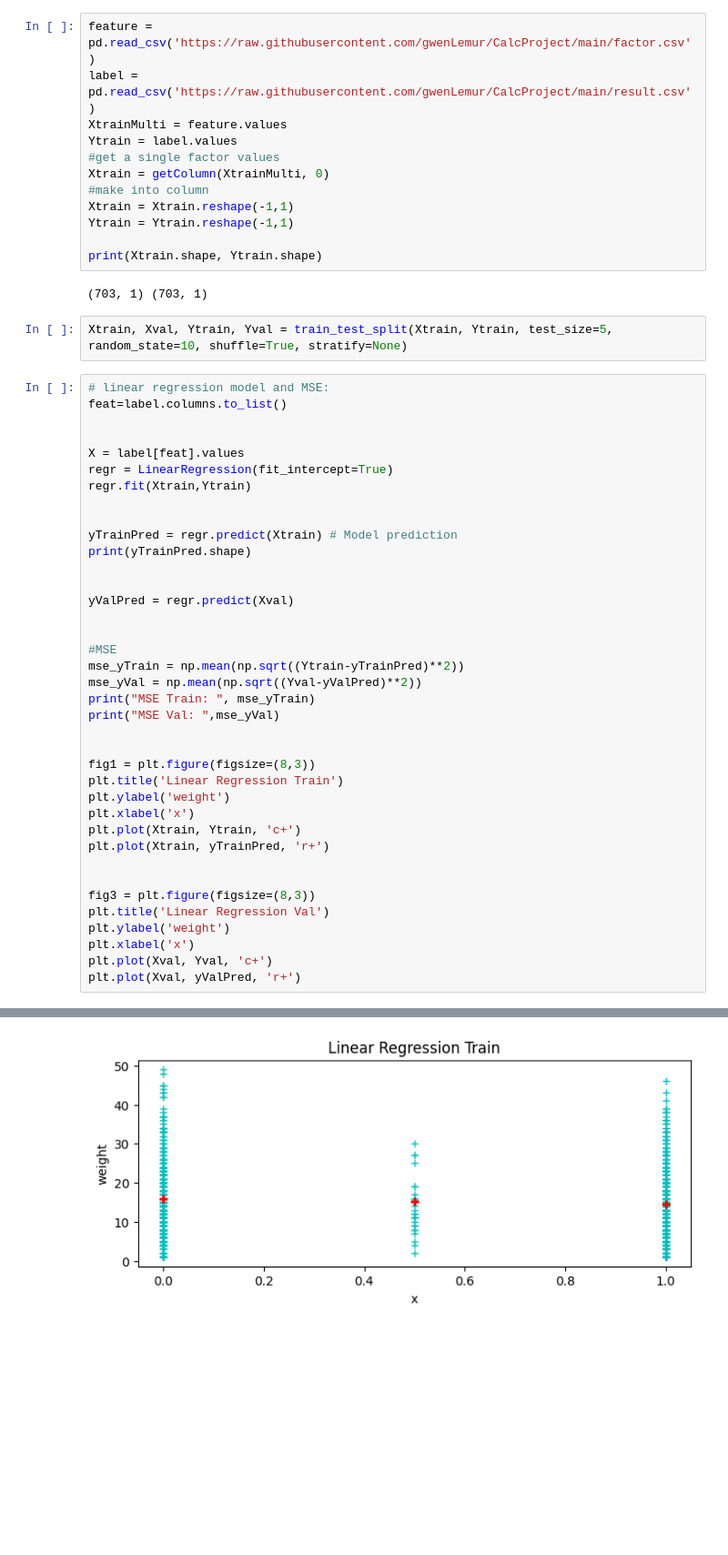
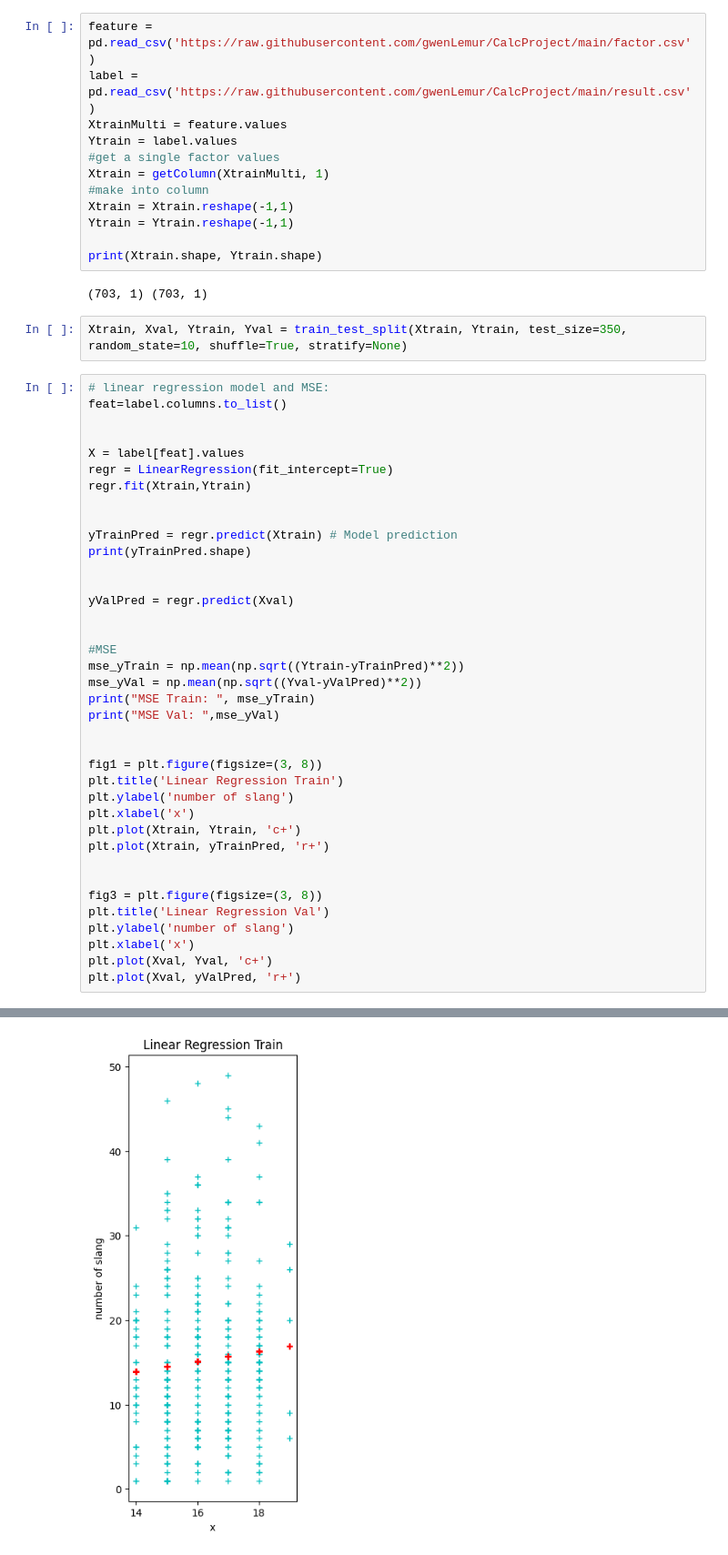
Before and after one commit to gwenLemur/CalcProject, a Jupyter notebook: MainRegression.ipynb, the cells around one changed output, grey strips where cells are left out. Shown at 91% size. Drawn from its saved outputs; the diff is of its cells as text; blank space fills up the shorter version.

```diff
--- a/MainRegression.ipynb
+++ b/MainRegression.ipynb
@@ -22,7 +22,7 @@ label = pd.read_csv('https://raw.githubusercontent.com/gwenLemur/CalcProject/mai
 XtrainMulti = feature.values
 Ytrain = label.values
 #get a single factor values
-Xtrain = getColumn(XtrainMulti, 0)
+Xtrain = getColumn(XtrainMulti, 1)
 #make into column
 Xtrain = Xtrain.reshape(-1,1)
 Ytrain = Ytrain.reshape(-1,1)
@@ -31,7 +31,7 @@ print(Xtrain.shape, Ytrain.shape)
 # %% [output]
 (703, 1) (703, 1)
 # %%
-Xtrain, Xval, Ytrain, Yval = train_test_split(Xtrain, Ytrain, test_size=5, random_state=10, shuffle=True, stratify=None)
+Xtrain, Xval, Ytrain, Yval = train_test_split(Xtrain, Ytrain, test_size=350, random_state=10, shuffle=True, stratify=None)
 # %%
 # linear regression model and MSE:
 feat=label.columns.to_list()
@@ -56,17 +56,17 @@ print("MSE Train: ", mse_yTrain)
 print("MSE Val: ",mse_yVal)
 
 
-fig1 = plt.figure(figsize=(8,3))
+fig1 = plt.figure(figsize=(3, 8))
 plt.title('Linear Regression Train')
-plt.ylabel('weight')
+plt.ylabel('number of slang')
 plt.xlabel('x')
 plt.plot(Xtrain, Ytrain, 'c+')
 plt.plot(Xtrain, yTrainPred, 'r+')
 
 
-fig3 = plt.figure(figsize=(8,3))
+fig3 = plt.figure(figsize=(3, 8))
 plt.title('Linear Regression Val')
-plt.ylabel('weight')
+plt.ylabel('number of slang')
 plt.xlabel('x')
 plt.plot(Xval, Yval, 'c+')
 plt.plot(Xval, yValPred, 'r+')
@@ -77,2 +77,2 @@ MSE Val:  7.451708804907514
 [<matplotlib.lines.Line2D at 0x...>]
-[figure, old version]
+[figure, new version]
```
Also changed, not shown: parts of 1 cell of this notebook.
